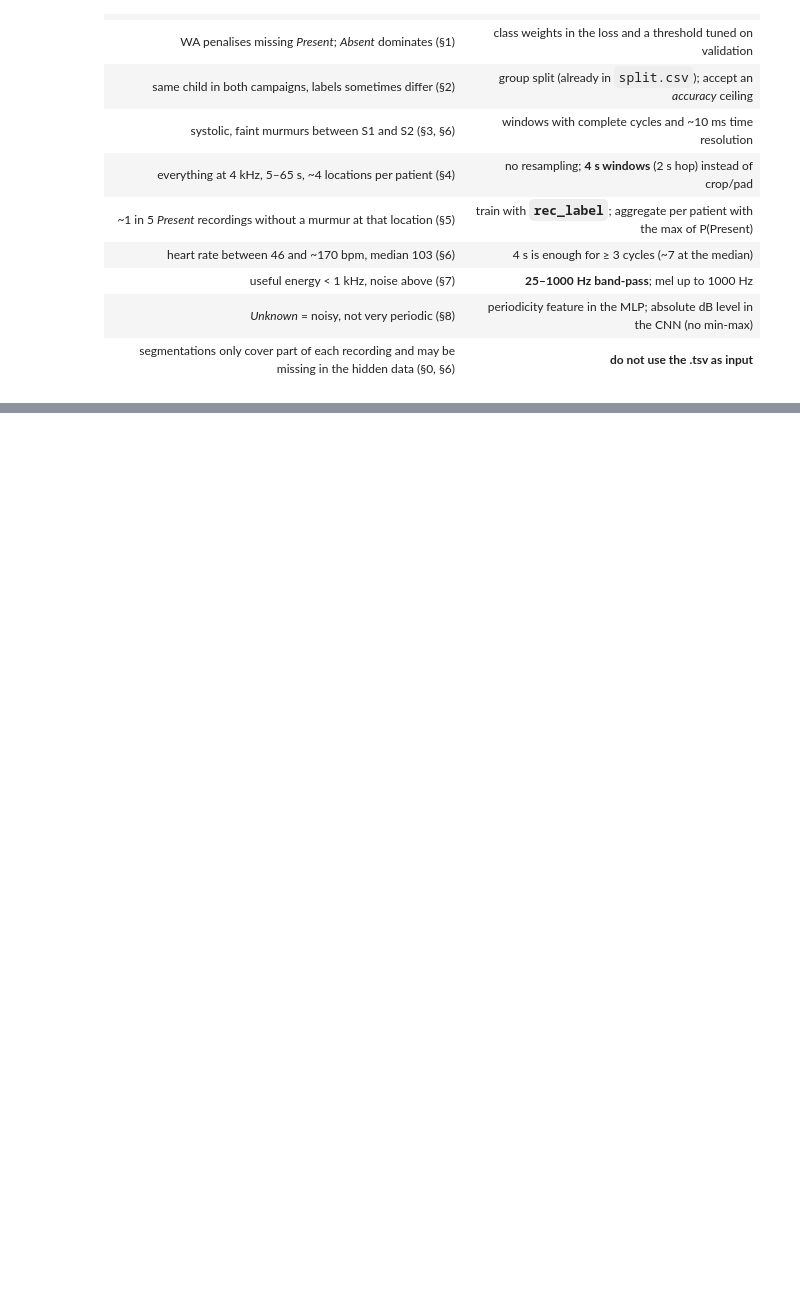
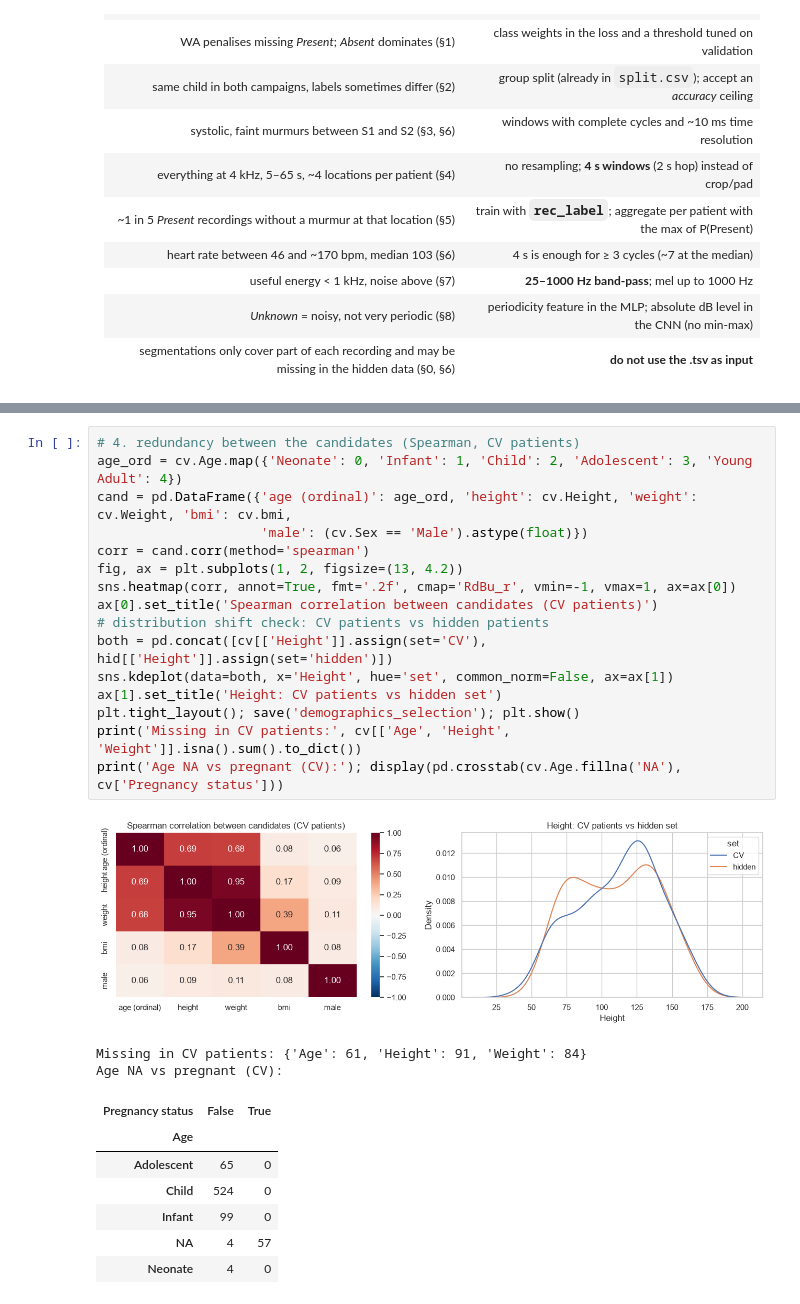
Before and after one commit to amarcos20/FCUP-DL-ML2, a Jupyter notebook: notebooks/01_eda.ipynb, the cells around one changed output, grey strips where cells are left out. Drawn from its saved outputs; the diff is of its cells as text; blank space fills up the shorter version.

```diff
--- a/notebooks/01_eda.ipynb
+++ b/notebooks/01_eda.ipynb
@@ -724,0 +869,27 @@ What the exploration decides:
+# %%
+# 4. redundancy between the candidates (Spearman, CV patients)
+age_ord = cv.Age.map({'Neonate': 0, 'Infant': 1, 'Child': 2, 'Adolescent': 3, 'Young Adult': 4})
+cand = pd.DataFrame({'age (ordinal)': age_ord, 'height': cv.Height, 'weight': cv.Weight, 'bmi': cv.bmi,
+                     'male': (cv.Sex == 'Male').astype(float)})
+corr = cand.corr(method='spearman')
+fig, ax = plt.subplots(1, 2, figsize=(13, 4.2))
+sns.heatmap(corr, annot=True, fmt='.2f', cmap='RdBu_r', vmin=-1, vmax=1, ax=ax[0])
+ax[0].set_title('Spearman correlation between candidates (CV patients)')
+# distribution shift check: CV patients vs hidden patients
+both = pd.concat([cv[['Height']].assign(set='CV'), hid[['Height']].assign(set='hidden')])
+sns.kdeplot(data=both, x='Height', hue='set', common_norm=False, ax=ax[1])
+ax[1].set_title('Height: CV patients vs hidden set')
+plt.tight_layout(); save('demographics_selection'); plt.show()
+print('Missing in CV patients:', cv[['Age', 'Height', 'Weight']].isna().sum().to_dict())
+print('Age NA vs pregnant (CV):'); display(pd.crosstab(cv.Age.fillna('NA'), cv['Pregnancy status']))
+# %% [output]
+[figure, added]
+Missing in CV patients: {'Age': 61, 'Height': 91, 'Weight': 84}
+Age NA vs pregnant (CV):
+| Pregnancy status | False | True |
+| Age |  |  |
+| Adolescent | 65 | 0 |
+| Child | 524 | 0 |
+| Infant | 99 | 0 |
+| NA | 4 | 57 |
+| Neonate | 4 | 0 |
```
Also changed, not shown: parts of 14 cells of this notebook, 22 other files.
